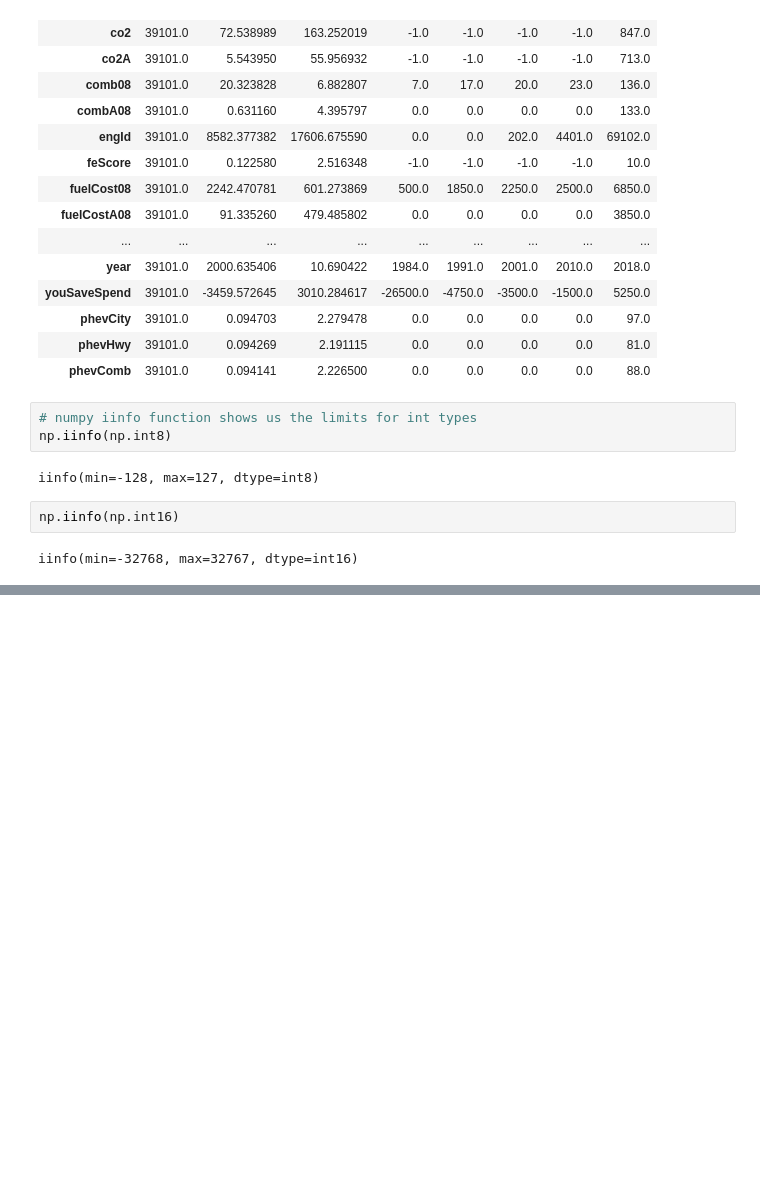
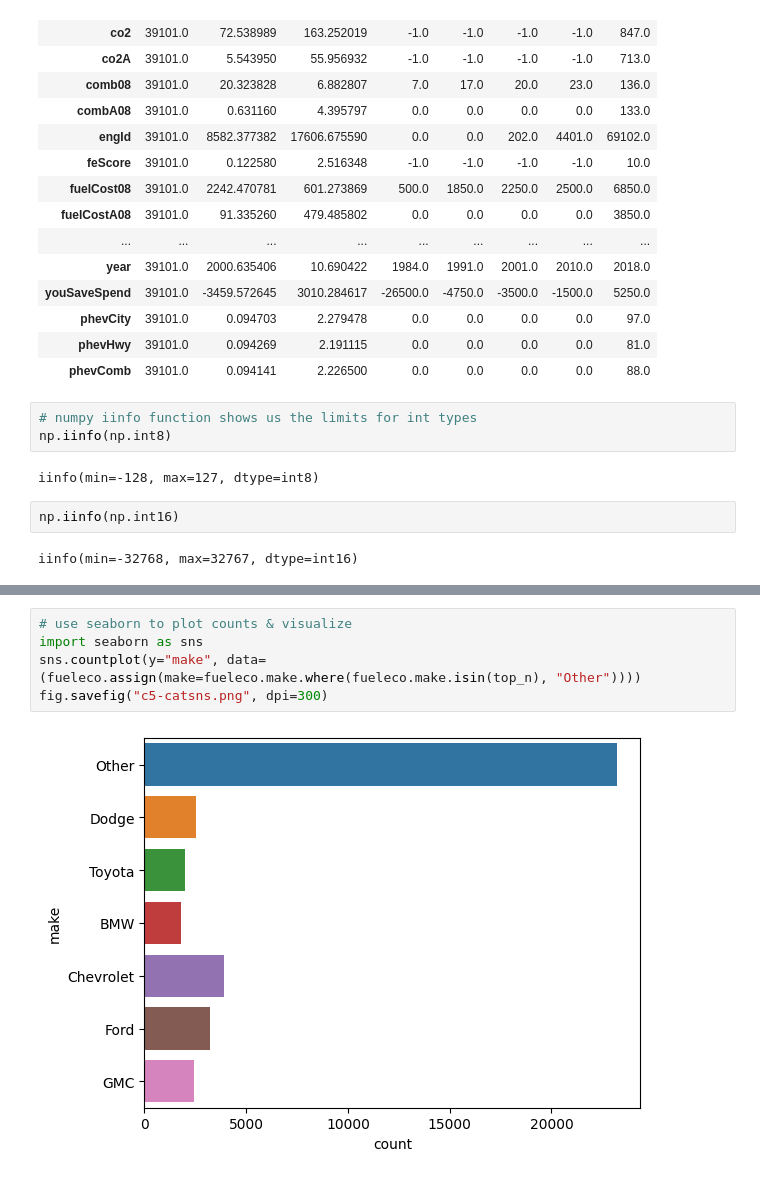
Before and after one commit to bdunn20/book_code, a Jupyter notebook: pandas_1.X_cookbook/Ch_5_EDA.ipynb, the cells around one changed output, grey strips where cells are left out. Cells and saved outputs as stored; diff of their text form; blank space fills up the shorter version.

```diff
--- a/pandas_1.X_cookbook/Ch_5_EDA.ipynb
+++ b/pandas_1.X_cookbook/Ch_5_EDA.ipynb
@@ -164,0 +326,7 @@ iinfo(min=-32768, max=32767, dtype=int16)
+# %%
+# use seaborn to plot counts & visualize
+import seaborn as sns
+sns.countplot(y="make", data=(fueleco.assign(make=fueleco.make.where(fueleco.make.isin(top_n), "Other"))))
+fig.savefig("c5-catsns.png", dpi=300)
+# %% [output]
+[figure, added]
```
Also changed, not shown: parts of 26 cells of this notebook.
